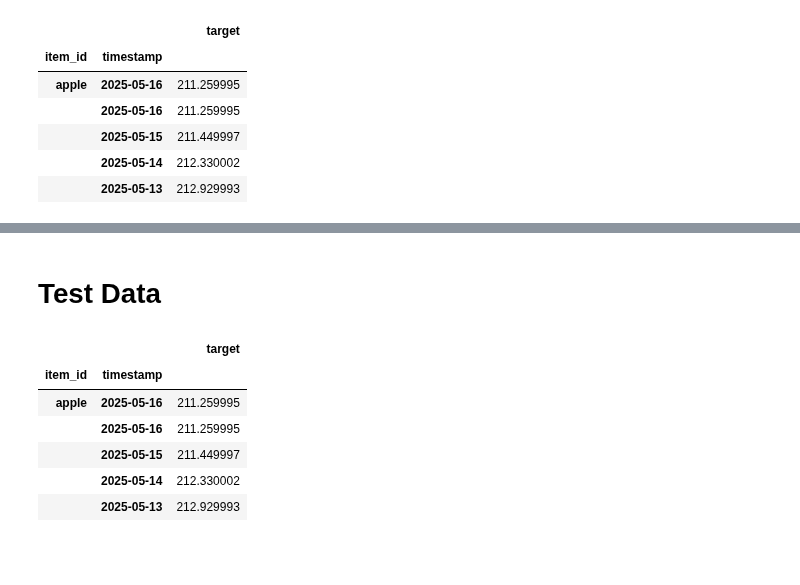
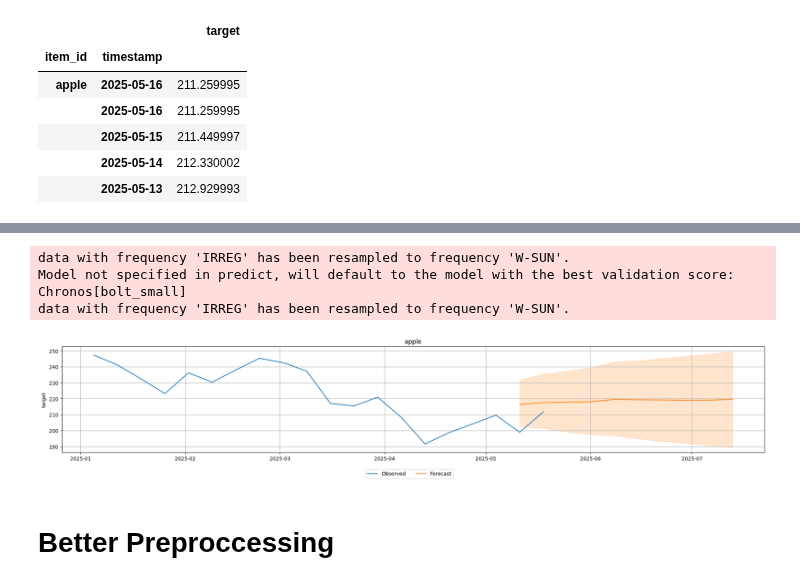
Before and after one commit to tc020/StockPredictor, a Jupyter notebook: preprocessing_data.ipynb, the cells around one changed output, grey strips where cells are left out. Cells and saved outputs as stored; diff of their text form; code cells hidden in the pictures; blank space fills up the shorter version.

```diff
--- a/preprocessing_data.ipynb
+++ b/preprocessing_data.ipynb
@@ -173,3 +173,7 @@ df_apple_preproc.head(10)
 | 430 | 2025-05-02 | 205.350006 | apple |
 | 514 | 2025-05-02 | 205.350006 | apple |
 | 541 | 2025-05-01 | 213.320007 | apple |
+# %%
+df_apple_reordered =  df_apple_preproc[['item_id', 'timestamp', 'target']] #Reordering columns
+
+df_apple_reordered
@@ -177,7 +195,7 @@ df_apple_preproc.head(10)
 from autogluon.timeseries import TimeSeriesDataFrame, TimeSeriesPredictor
 
 load_data = TimeSeriesDataFrame.from_data_frame(
-    df_apple_preproc,
+    df_apple_reordered,
     id_column="item_id",
     timestamp_column="timestamp"
 )
@@ -194,8 +212,8 @@ load_data.head()
 prediction_length = 10
 train_data, test_data = load_data.train_test_split(prediction_length)
 
-predictor = TimeSeriesPredictor(prediction_length=prediction_length, freq="w").fit(
-    train_data, presets="bolt_small",
+predictor = TimeSeriesPredictor(prediction_length=prediction_length, freq="w", eval_metric="SQL").fit(
+    train_data, presets="bolt_base",
 )
 # %% [output]
 Sorting the dataframe index before generating the train/test split.
@@ -235,2 +249,15 @@ AttributeError: 'DataFrame' object has no attribute 'item_ids'
+# %%
+predictions = predictor.predict(train_data)
+predictor.plot(
+    data=data,
+    predictions=predictions,
+    item_ids=data.item_ids[:2],
+    max_history_length=20,
+);
+# %% [output]
+data with frequency 'IRREG' has been resampled to frequency 'W-SUN'.
+Model not specified in predict, will default to the model with the best validation score: Chronos[bolt_small]
+data with frequency 'IRREG' has been resampled to frequency 'W-SUN'.
+[figure, added]
 # %% [markdown]
-# Test Data
+# Better Preproccessing
@@ -239,16 +263,0 @@ df_apple_preproc.to_csv('apple-out.csv', index=False)
-# %%
-%matplotlib inline
-from autogluon.timeseries import TimeSeriesDataFrame, TimeSeriesPredictor
-
-data = TimeSeriesDataFrame.from_path(
-    "apple-out.csv"
-)
-data.head()
-# %% [output]
-|  |  | target |
-| item_id | timestamp |  |
-| apple | 2025-05-16 | 211.259995 |
-|  | 2025-05-16 | 211.259995 |
-|  | 2025-05-15 | 211.449997 |
-|  | 2025-05-14 | 212.330002 |
-|  | 2025-05-13 | 212.929993 |
```
Also changed, not shown: parts of 18 cells of this notebook.
